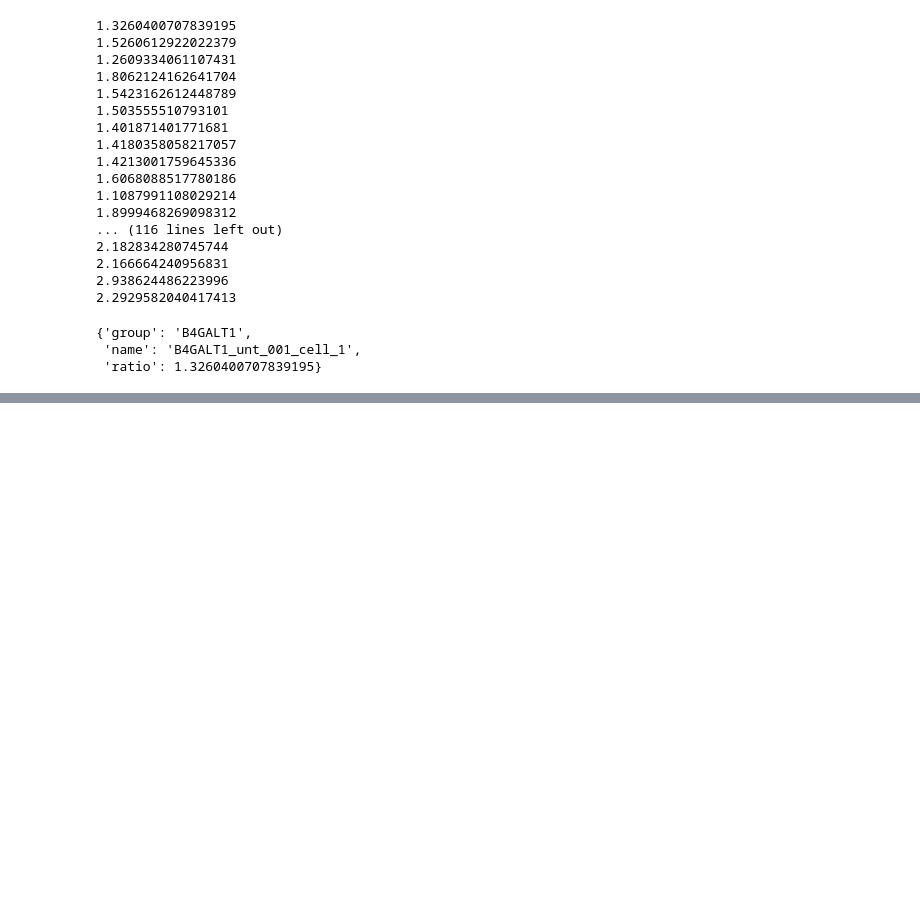
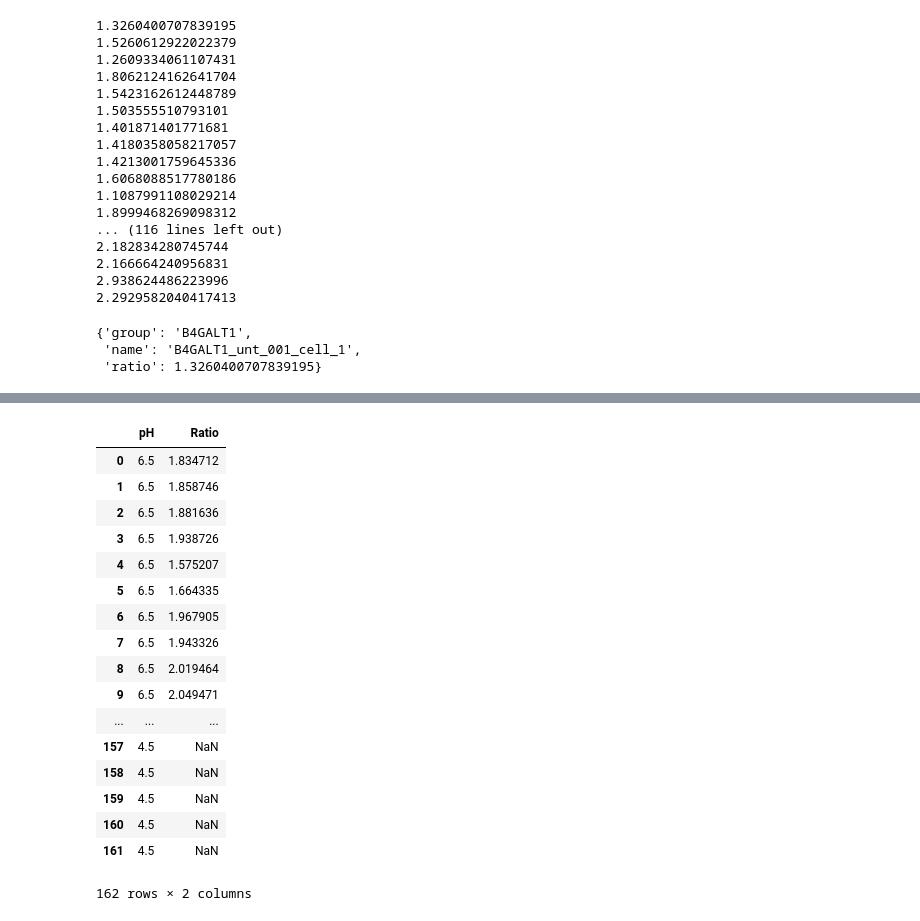
Before and after one commit to plinders/pH_analysis, a Jupyter notebook: Obj ratios array to df.ipynb, the cells around one changed output, grey strips where cells are left out. Saved outputs shown, nothing was run; the diff lists cells and outputs as text; code cells hidden in the pictures; blank space fills up the shorter version.

```diff
--- a/Obj ratios array to df.ipynb
+++ b/Obj ratios array to df.ipynb
@@ -230,0 +266,23 @@ df[~df['group'].str.contains('pH')]
+# %%
+pH_m = ph_df.melt(var_name="pH", value_name="Ratio")
+# %%
+pH_m
+# %% [output]
+|  | pH | Ratio |
+| 0 | 6.5 | 1.834712 |
+| 1 | 6.5 | 1.858746 |
+| 2 | 6.5 | 1.881636 |
+| 3 | 6.5 | 1.938726 |
+| 4 | 6.5 | 1.575207 |
+| 5 | 6.5 | 1.664335 |
+| 6 | 6.5 | 1.967905 |
+| 7 | 6.5 | 1.943326 |
+| 8 | 6.5 | 2.019464 |
+| 9 | 6.5 | 2.049471 |
+| ... | ... | ... |
+| 157 | 4.5 | NaN |
+| 158 | 4.5 | NaN |
+| 159 | 4.5 | NaN |
+| 160 | 4.5 | NaN |
+| 161 | 4.5 | NaN |
+162 rows × 2 columns
```
Also changed, not shown: parts of 21 cells of this notebook, 16 other files.
